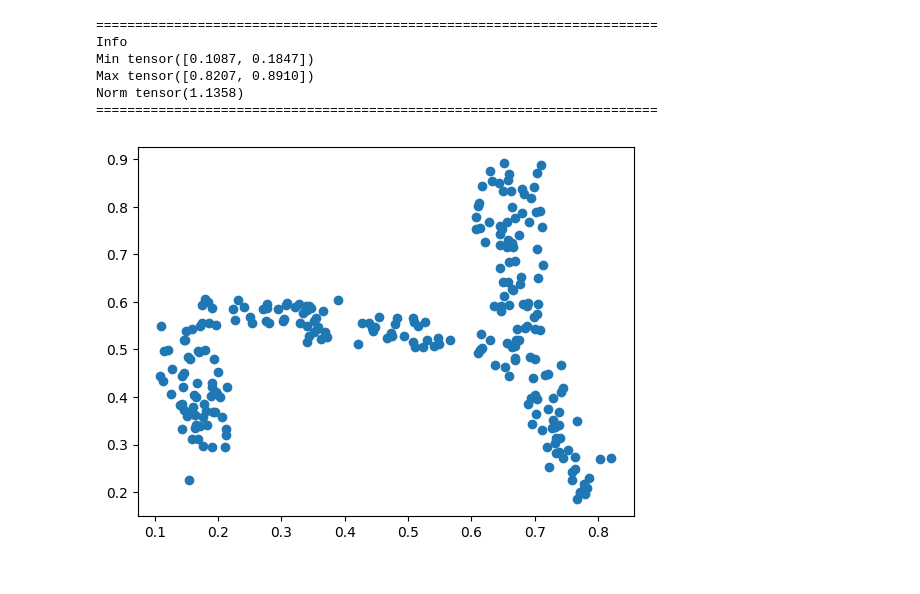
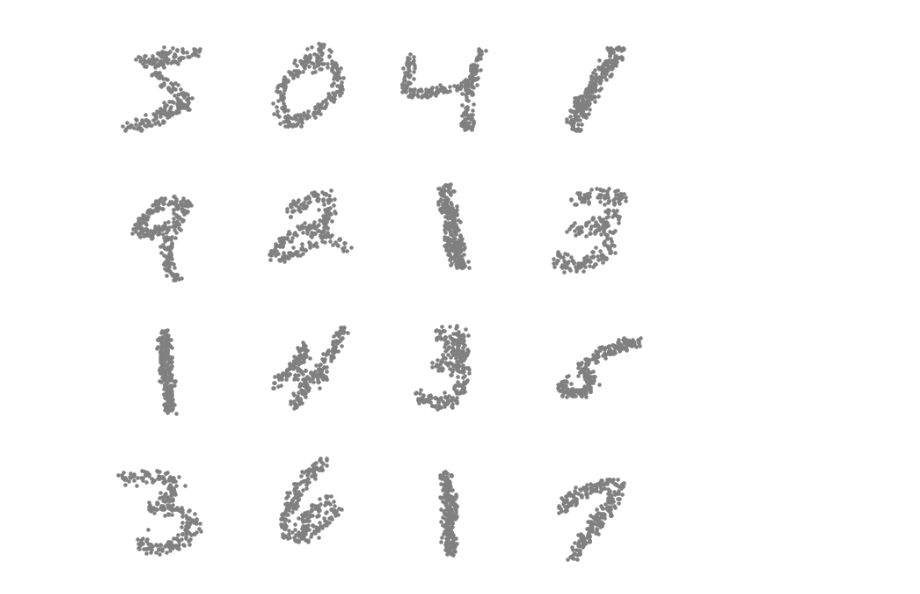
Before and after one commit to aidos-lab/shape-synthesis-v2, a Jupyter notebook: notebooks/dataset_mnist.ipynb, the cells around one changed output. Saved outputs shown, nothing was run; the diff lists cells and outputs as text; code cells hidden in the pictures.

```diff
--- a/notebooks/dataset_mnist.ipynb
+++ b/notebooks/dataset_mnist.ipynb
@@ -1,4 +1,7 @@
 # %%
+%load_ext autoreload
+%autoreload 2
+
 import torch
 import matplotlib.pyplot as plt
 from shape_synthesis.plotting.plot2d import plot_point_clouds_grid_2d
@@ -14,4 +17,18 @@ config = DataConfig(
         batch_size=32,
     )
 create_dataset(config, dev=True)
+
+train_pts = torch.load("./data/mnist/dev/train.pt")
+train_imgs = torch.load("./data/mnist/dev/train_imgs.pt")
+
+x = train_pts[2]
+plt.scatter(x[:,0],x[:,1])
+
+
+print(72*"=")
+print("Info")
+print("Min", x.min(dim=0)[0])
+print("Max", x.max(dim=0)[0])
+print("Norm", torch.norm(x,dim=1).max())
+print(72*"=")
 # %% [output]
@@ -22,21 +48,6 @@ Saving config to ./data/mnist/dev/config.yaml
 # %%
-train_pts = torch.load("../data/mnist/dev/train.pt")
-x = train_pts[2]
-plt.scatter(x[:,0],x[:,1])
-
-print(72*"=")
-print("Info")
-print("Min", x.min(dim=0)[0])
-print("Max", x.max(dim=0)[0])
-print("Norm", torch.norm(x,dim=1).max())
-print(72*"=")
+fig = plot_point_clouds_grid_2d(train_pts)
 # %% [output]
-========================================================================
-Info
-Min tensor([0.1087, 0.1847])
-Max tensor([0.8207, 0.8910])
-Norm tensor(1.1358)
-========================================================================
-[figure, old version]
+[figure, new version]
 # %%
 # Plot more samples of the data.
```
Also changed, not shown: parts of 3 cells of this notebook, 6 other files.
